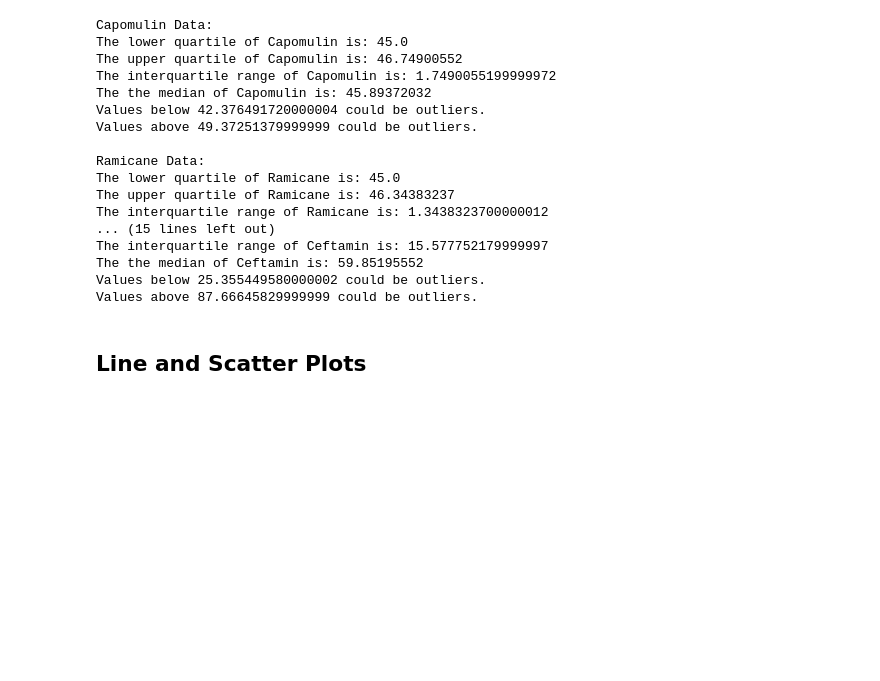
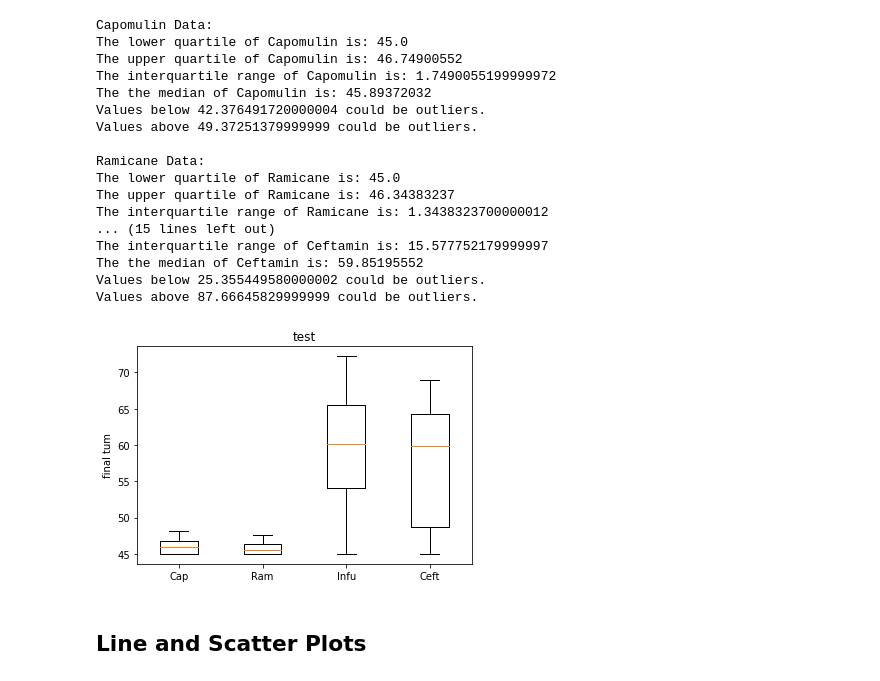
Before and after one commit to HilaryKoerner/PyMaceutical_Matplotlib_Analysis, a Jupyter notebook: Pymaceuticals-Copy7.ipynb, the cells around one changed output. Saved outputs shown, nothing was run; the diff lists cells and outputs as text; code cells hidden in the pictures; blank space fills up the shorter version.

```diff
--- a/Pymaceuticals-Copy7.ipynb
+++ b/Pymaceuticals-Copy7.ipynb
@@ -277,6 +281,15 @@ Values below 25.355449580000002 could be outliers.
 Values above 87.66645829999999 could be outliers.
 # %%
 # Generate a box plot of the final tumor volume of each mouse across four regimens of interest
+flierprops = dict(marker = "x", markerfacecolor = "red", markersize=7, markeredgecolor = "red")
+plt.boxplot(tumor_list, flierprops = flierprops )
+
+plt.title("test")
+plt.ylabel("final tum")
+plt.xticks([1,2,3,4], ["Cap", "Ram", "Infu", "Ceft"])
+plt.show()
+# %% [output]
+[figure, added]
 # %% [markdown]
 ## Line and Scatter Plots
 # %%
```
Also changed, not shown: parts of 8 cells of this notebook.
